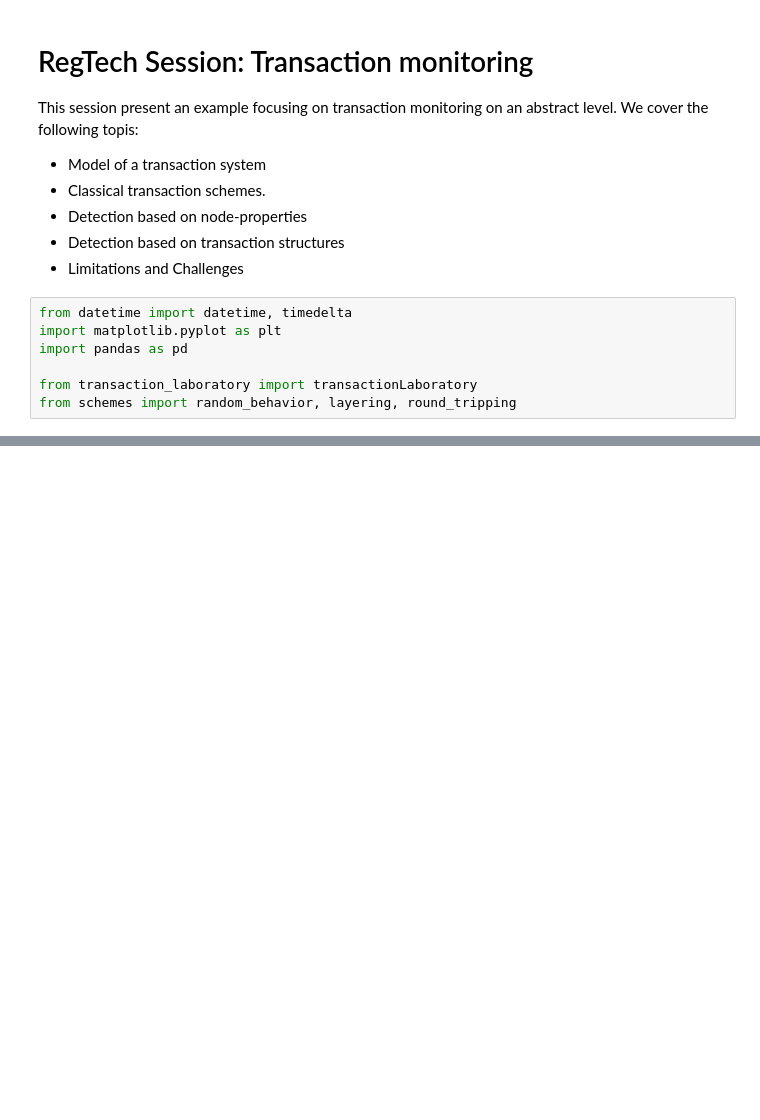
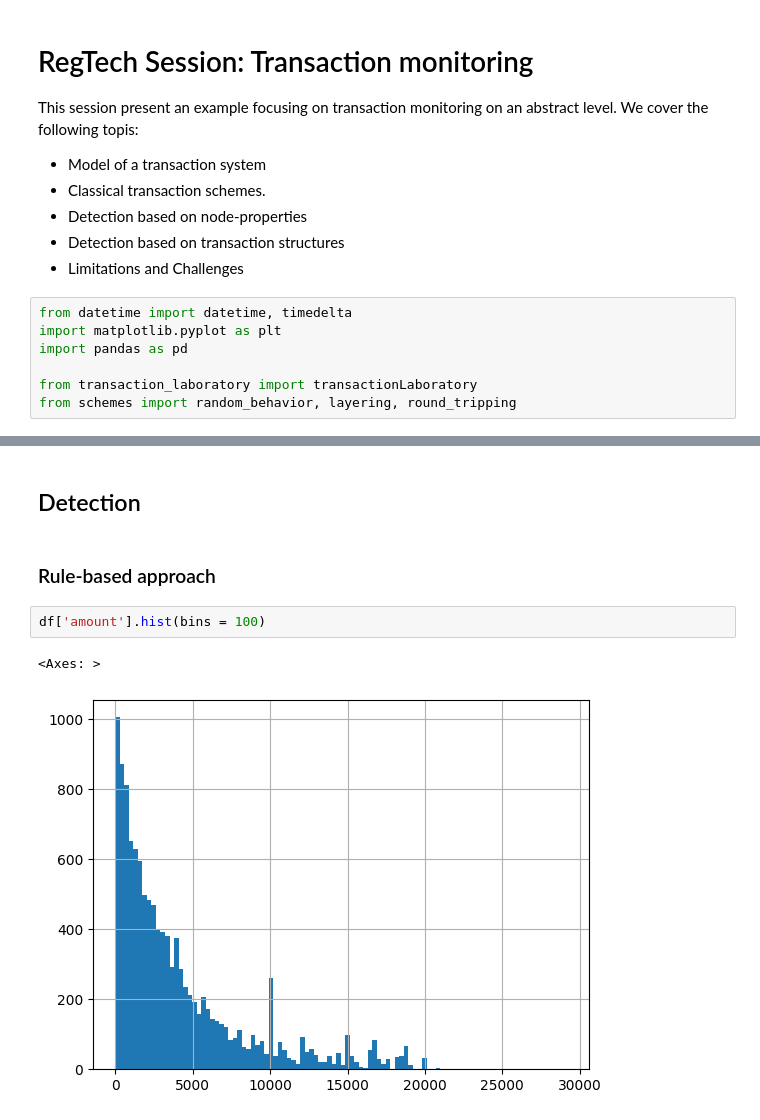
Before and after one commit to fratric/regSim, a Jupyter notebook: monitoring.ipynb, the cells around one changed output, grey strips where cells are left out. Saved outputs shown, nothing was run; the diff lists cells and outputs as text; blank space fills up the shorter version.

```diff
--- a/monitoring.ipynb
+++ b/monitoring.ipynb
@@ -65,0 +92,9 @@ rb.plotTransactionGraph(df, edgeLables=False, title="Transaction Graph") #TODO:
+# %% [markdown]
+## Detection
+# %% [markdown]
+### Rule-based approach
+# %%
+df['amount'].hist(bins = 100)
+# %% [output]
+<Axes: >
+[figure, added]
```
Also changed, not shown: parts of 8 cells of this notebook, 3 other files.
